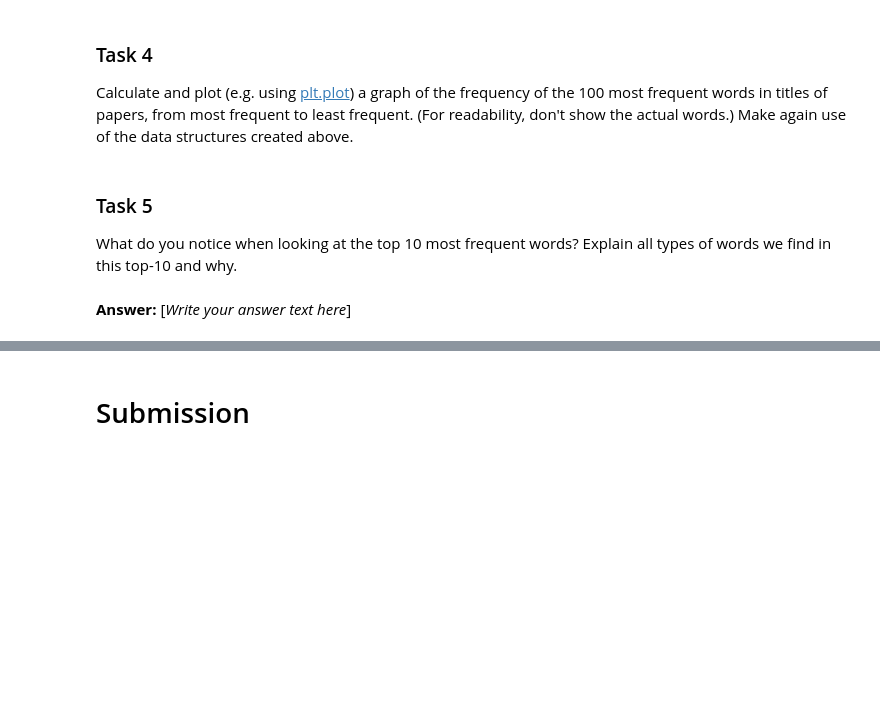
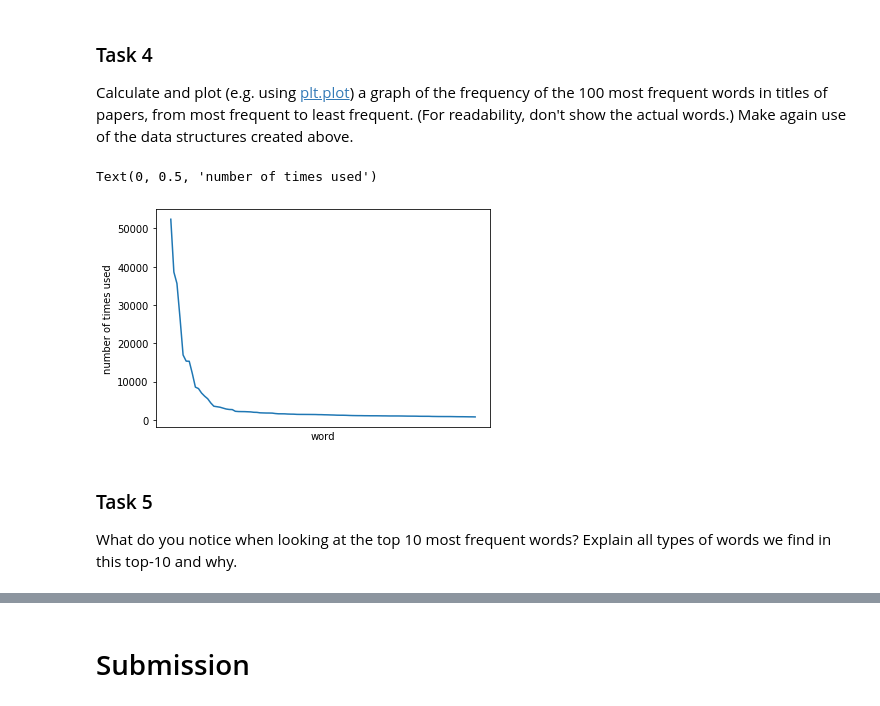
Before and after one commit to AndrewHarrison/IR2019, a Jupyter notebook: 01_inspecting.ipynb, the cells around one changed output, grey strips where cells are left out. Drawn from its saved outputs; the diff is of its cells as text; code cells hidden in the pictures; blank space fills up the shorter version.

```diff
--- a/01_inspecting.ipynb
+++ b/01_inspecting.ipynb
@@ -188,6 +210,20 @@ Calculate and plot (e.g. using [plt.plot](http://matplotlib.org/api/pyplot_api.h
+# %%
+most_frequent_100 = word_counts.most_common(100)
+most_frequent_word = []
+most_frequent_count = []
+for most in most_frequent_100:
+    most_frequent_word.append(most[0])
+    most_frequent_count.append(most[1])
+
+plt.plot(most_frequent_word, most_frequent_count)
+# plt.bar(x=most_frequent_word, height=most_frequent_count, width=1.0)
+plt.xlabel('word')
+plt.xticks([])
+plt.ylabel('number of times used')
+# %% [output]
+Text(0, 0.5, 'number of times used')
+[figure, added]
 # %% [markdown]
 ### Task 5
 
 What do you notice when looking at the top 10 most frequent words? Explain all types of words we find in this top-10 and why.
-# %% [markdown]
-**Answer:** [_Write your answer text here_]
```
Also changed, not shown: parts of 8 cells of this notebook.
